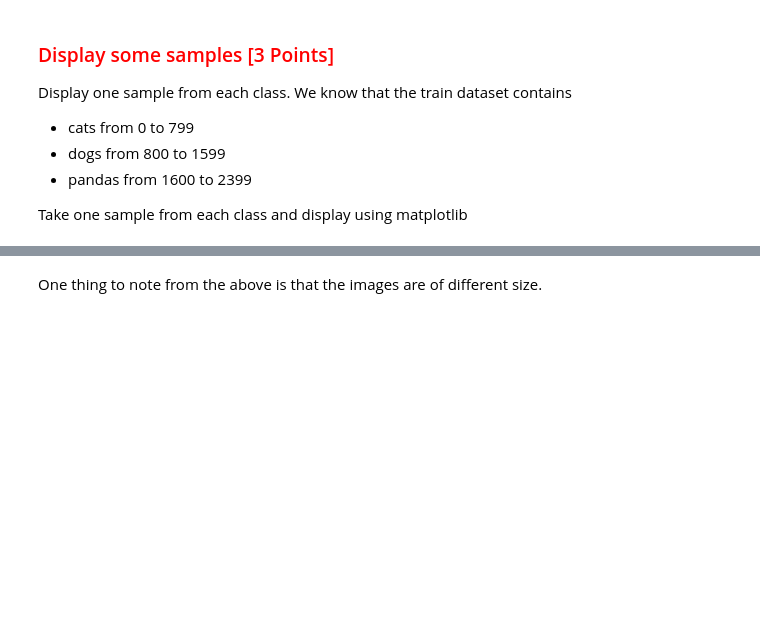
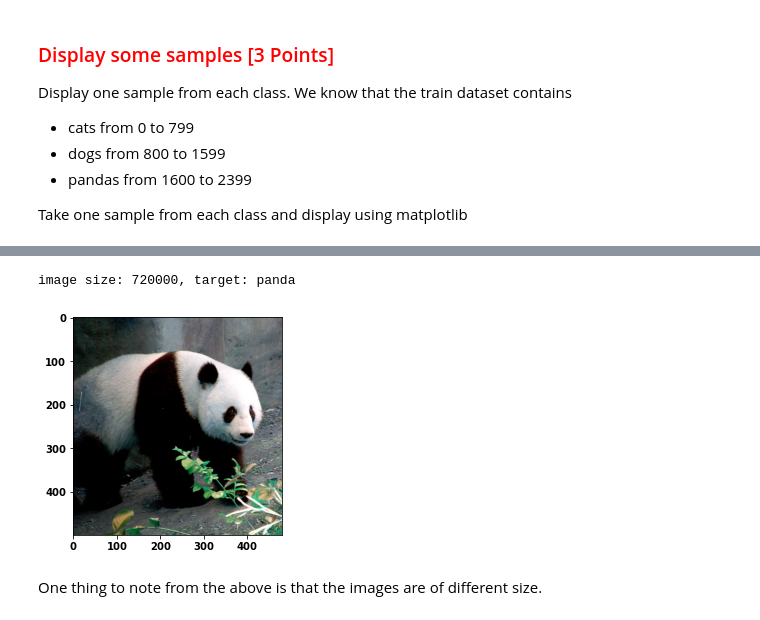
Before and after one commit to half-glass/deep_week5, a Jupyter notebook: Data_and_Pipeline_Check.ipynb, the cells around one changed output, grey strips where cells are left out. Cells and saved outputs as stored; diff of their text form; code cells hidden in the pictures; blank space fills up the shorter version.

```diff
--- a/Data_and_Pipeline_Check.ipynb
+++ b/Data_and_Pipeline_Check.ipynb
@@ -93,7 +124,13 @@ plt.show()
 # %%
-# Enter Code Here
+
+imgIndex = 1600
+img = cv2.imread(train_data.imgs[imgIndex][0])
+target = train_data.classes[train_data.imgs[imgIndex][1]]
 
 print('image size: {}, target: {}'.format(img.size, target))
 
 plt.imshow(img)
 plt.show()
+# %% [output]
+image size: 720000, target: panda
+[figure, added]
```
Also changed, not shown: parts of 8 cells of this notebook, 1 other file.
